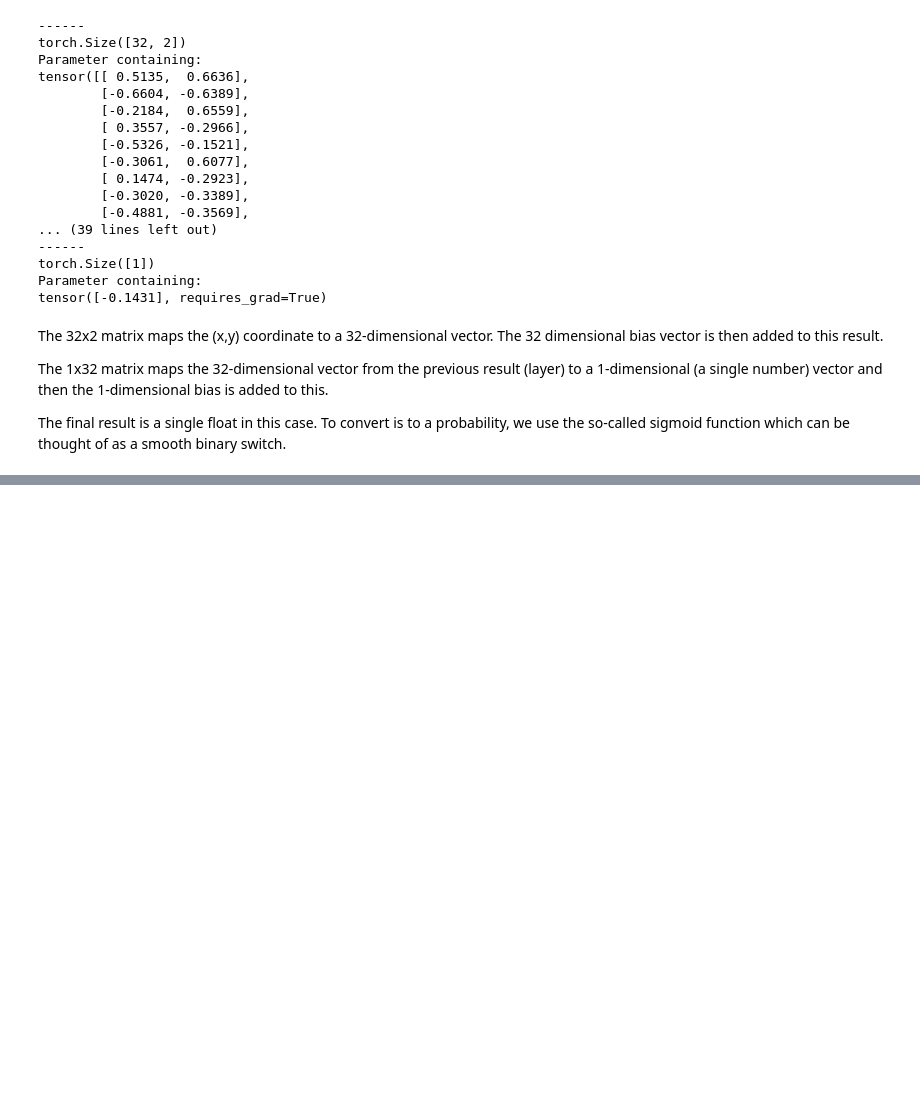
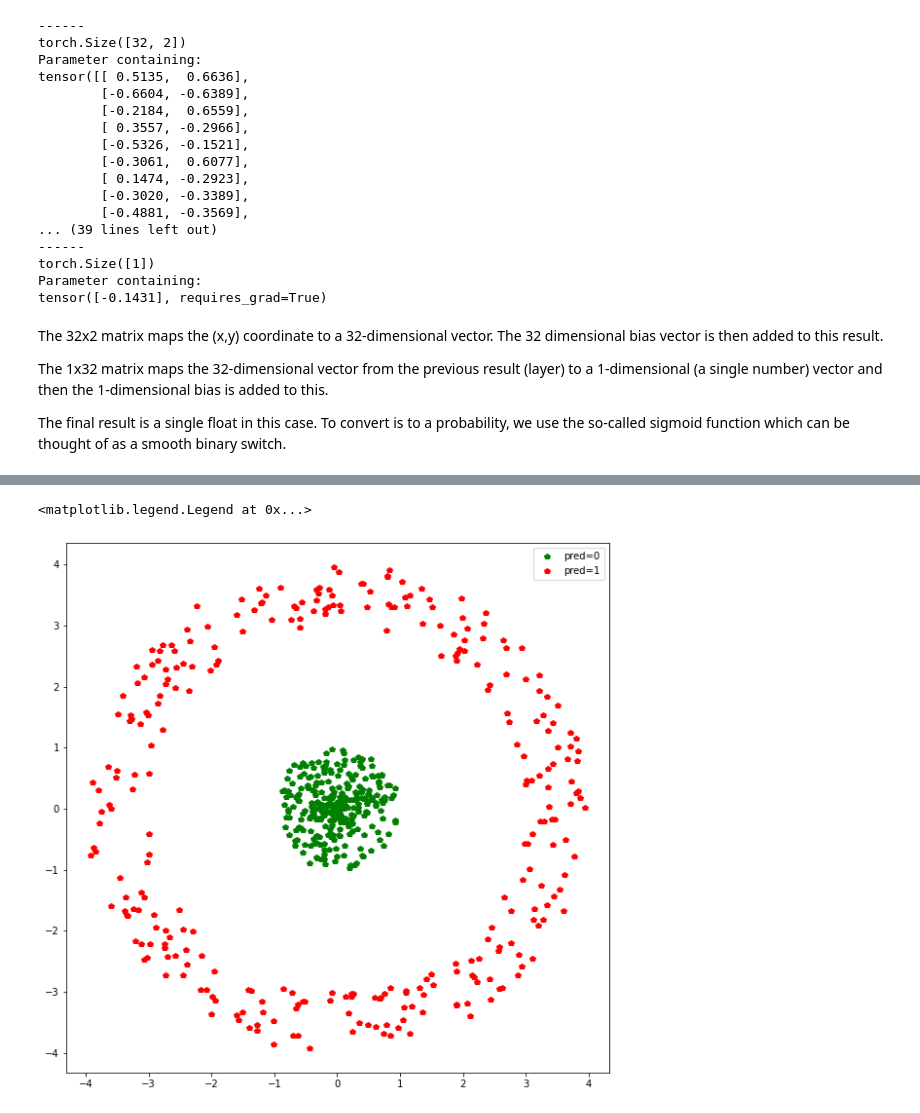
Before and after one commit to TreeinRandomForest/c2vtutorials, a Jupyter notebook: tutorial1/First neural net and PyTorch.ipynb, the cells around one changed output, grey strips where cells are left out. Drawn from its saved outputs; the diff is of its cells as text; code cells hidden in the pictures; blank space fills up the shorter version.

```diff
--- a/tutorial1/First neural net and PyTorch.ipynb
+++ b/tutorial1/First neural net and PyTorch.ipynb
@@ -161,0 +243,2 @@ SyntaxError: f-string: unmatched '(' (3592728316.py, line 5)
+# %%
+net = train(net, 1000, X, y)
@@ -161,0 +256,11 @@ SyntaxError: f-string: unmatched '(' (3592728316.py, line 5)
+# %%
+pred = net(torch.from_numpy(X).float())
+pred = (pred > 0.5).int().numpy().squeeze(1)
+
+plt.figure(figsize=(10,10))
+plt.plot(X[pred==0][:,0], X[pred==0][:, 1], 'p', c='g', label='pred=0')
+plt.plot(X[pred==1][:,0], X[pred==1][:, 1], 'p', c='r', label='pred=1')
+plt.legend()
+# %% [output]
+<matplotlib.legend.Legend at 0x...>
+[figure, added]
```
Also changed, not shown: parts of 9 cells of this notebook.
